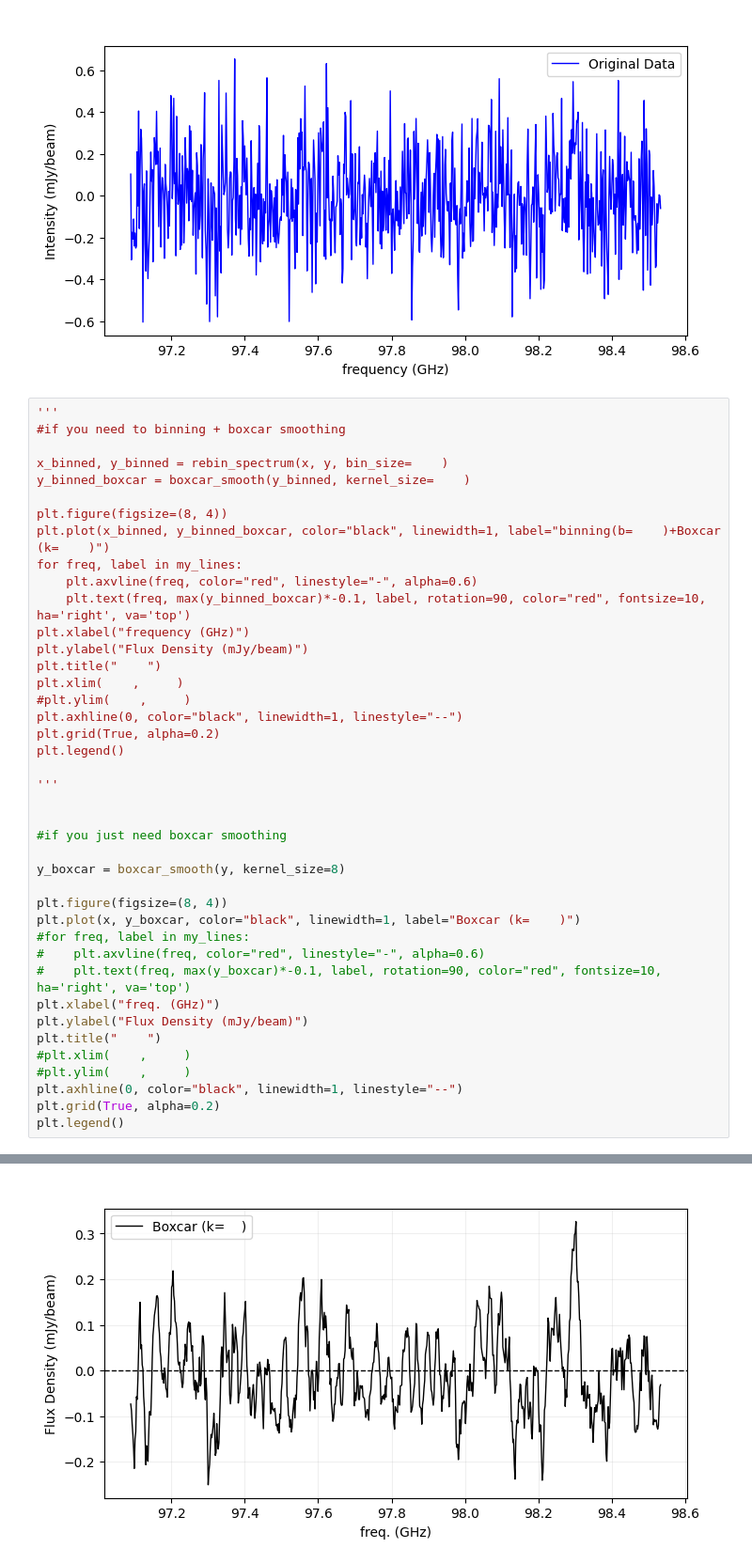
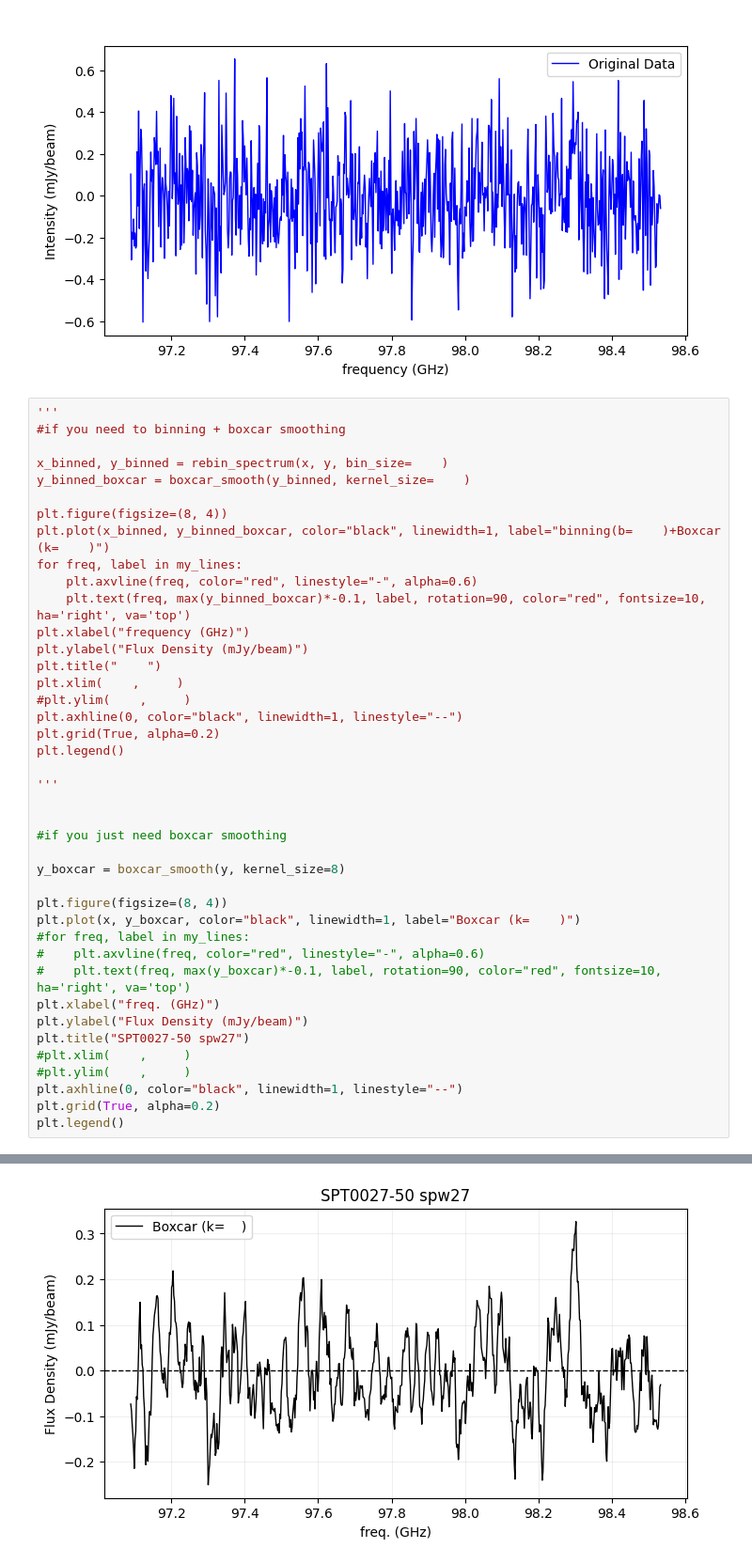
Before and after one commit to 000RF/spectral-line, a Jupyter notebook: SPT0027-50/spw 27/spw27.ipynb, the cells around one changed output, grey strips where cells are left out. Shown: that part at 94% size. Drawn from its saved outputs; the diff is of its cells as text.

```diff
--- a/SPT0027-50/spw 27/spw27.ipynb
+++ b/SPT0027-50/spw 27/spw27.ipynb
@@ -62,32 +62,32 @@ for freq, label in my_lines:
 plt.xlabel("frequency (GHz)")
 plt.ylabel("Flux Density (mJy/beam)")
 plt.title("    ")
 plt.xlim(    ,     )
 #plt.ylim(    ,     )
 plt.axhline(0, color="black", linewidth=1, linestyle="--")
 plt.grid(True, alpha=0.2)
 plt.legend()
 
 '''
 
 
 #if you just need boxcar smoothing
 
 y_boxcar = boxcar_smooth(y, kernel_size=8)
 
 plt.figure(figsize=(8, 4))
 plt.plot(x, y_boxcar, color="black", linewidth=1, label="Boxcar (k=    )")
 #for freq, label in my_lines:
 #    plt.axvline(freq, color="red", linestyle="-", alpha=0.6)
 #    plt.text(freq, max(y_boxcar)*-0.1, label, rotation=90, color="red", fontsize=10, ha='right', va='top')
 plt.xlabel("freq. (GHz)")
 plt.ylabel("Flux Density (mJy/beam)")
-plt.title("    ")
+plt.title("SPT0027-50 spw27")
 #plt.xlim(    ,     )
 #plt.ylim(    ,     )
 plt.axhline(0, color="black", linewidth=1, linestyle="--")
 plt.grid(True, alpha=0.2)
 plt.legend()
 # %% [output]
 <matplotlib.legend.Legend at 0x...>
-[figure, old version]
+[figure, new version]
```
Also changed, not shown: 10 other files.
